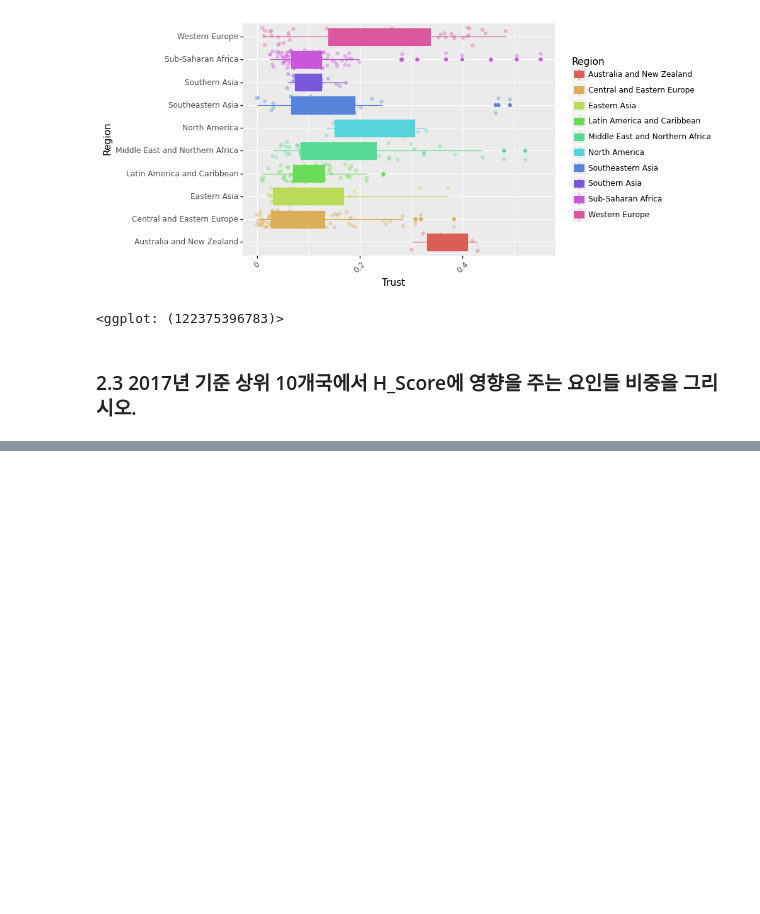
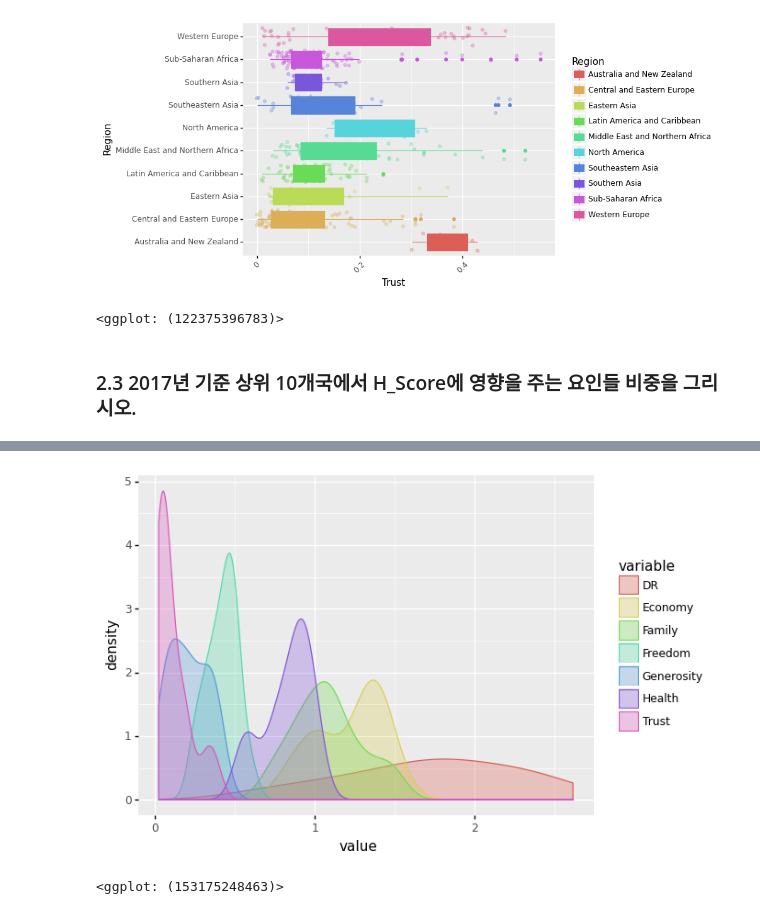
Before and after one commit to seo1511kr/MachineLearning-study, a Jupyter notebook: pandas2 example.ipynb, the cells around one changed output, grey strips where cells are left out. Cells and saved outputs as stored; diff of their text form; code cells hidden in the pictures; blank space fills up the shorter version.

```diff
--- a/pandas2 example.ipynb
+++ b/pandas2 example.ipynb
@@ -316,0 +349,3 @@ H_ratio
+# %%
+EA=Happy[Happy["Region"]=="Eastern Asia"]
+EA.head()
@@ -316,0 +359,3 @@ H_ratio
+# %%
+melting=pd.melt(EA.iloc[:,[0,1,2,3,4,5,-4,-2,-1]],id_vars=['year','Country'])
+melting.head()
@@ -316,0 +369,5 @@ H_ratio
+# %%
+(ggplot(melting,aes("value",fill="variable",color="variable"))+ geom_density(alpha=.3))
+# %% [output]
+[figure, added]
+<ggplot: (153175248463)>
```
Also changed, not shown: parts of 15 cells of this notebook.
